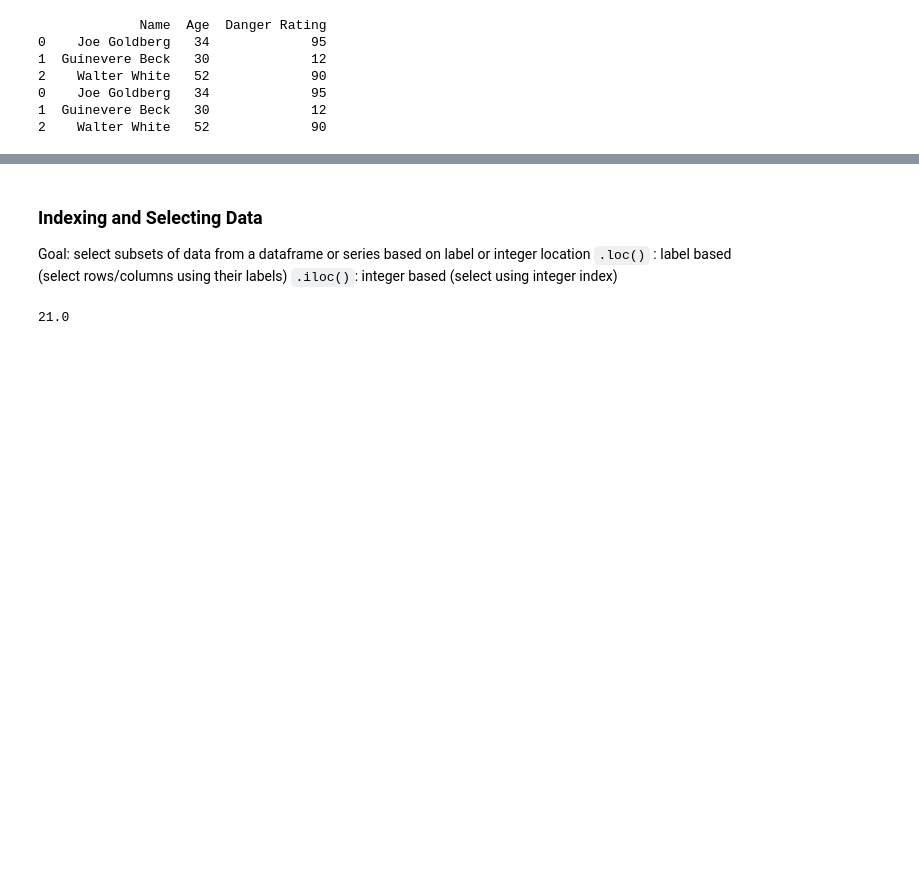
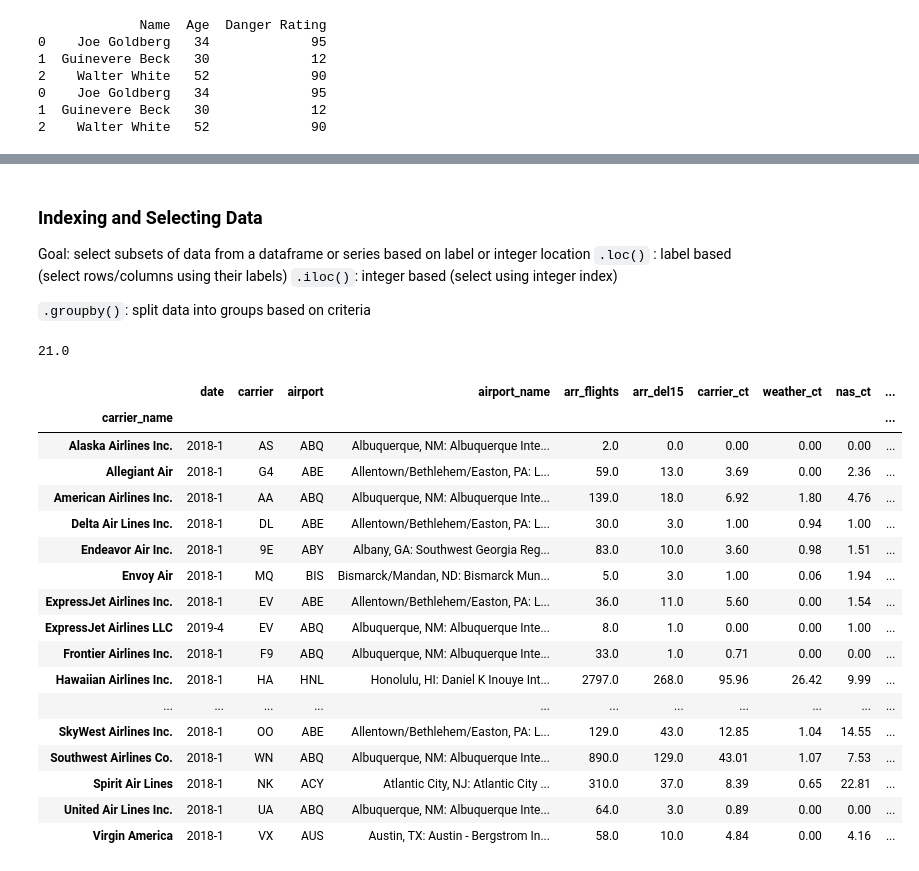
Before and after one commit to Davis-Data-Science-Club/Pandas-Tutorial, a Jupyter notebook: pandas_misc.ipynb, the cells around one changed output, grey strips where cells are left out. Saved outputs shown, nothing was run; the diff lists cells and outputs as text; code cells hidden in the pictures; blank space fills up the shorter version.

```diff
--- a/pandas_misc.ipynb
+++ b/pandas_misc.ipynb
@@ -121,8 +122,34 @@ print(df)
 Goal: select subsets of data from a dataframe or series based on label or integer location
 `.loc()` : label based (select rows/columns using their labels)
 `.iloc()`: integer based (select using integer index)
+
+`.groupby()`: split data into groups based on criteria
 # %%
 #Return value present in the 'arr_cancelled' column for row #789
 arrivals_df.loc[789,'arr_cancelled']
 # %% [output]
 21.0
+# %%
+gc = arrivals_df.groupby('carrier_name')
+
+#print first entries in all the groups formed
+gc.first()
+# %% [output]
+|  | date | carrier | airport | airport_name | arr_flights | arr_del15 | carrier_ct | weather_ct | nas_ct | ... |
+| carrier_name |  |  |  |  |  |  |  |  |  | ... |
+| Alaska Airlines Inc. | 2018-1 | AS | ABQ | Albuquerque, NM: Albuquerque Inte... | 2.0 | 0.0 | 0.00 | 0.00 | 0.00 | ... |
+| Allegiant Air | 2018-1 | G4 | ABE | Allentown/Bethlehem/Easton, PA: L... | 59.0 | 13.0 | 3.69 | 0.00 | 2.36 | ... |
+| American Airlines Inc. | 2018-1 | AA | ABQ | Albuquerque, NM: Albuquerque Inte... | 139.0 | 18.0 | 6.92 | 1.80 | 4.76 | ... |
+| Delta Air Lines Inc. | 2018-1 | DL | ABE | Allentown/Bethlehem/Easton, PA: L... | 30.0 | 3.0 | 1.00 | 0.94 | 1.00 | ... |
+| Endeavor Air Inc. | 2018-1 | 9E | ABY | Albany, GA: Southwest Georgia Reg... | 83.0 | 10.0 | 3.60 | 0.98 | 1.51 | ... |
+| Envoy Air | 2018-1 | MQ | BIS | Bismarck/Mandan, ND: Bismarck Mun... | 5.0 | 3.0 | 1.00 | 0.06 | 1.94 | ... |
+| ExpressJet Airlines Inc. | 2018-1 | EV | ABE | Allentown/Bethlehem/Easton, PA: L... | 36.0 | 11.0 | 5.60 | 0.00 | 1.54 | ... |
+| ExpressJet Airlines LLC | 2019-4 | EV | ABQ | Albuquerque, NM: Albuquerque Inte... | 8.0 | 1.0 | 0.00 | 0.00 | 1.00 | ... |
+| Frontier Airlines Inc. | 2018-1 | F9 | ABQ | Albuquerque, NM: Albuquerque Inte... | 33.0 | 1.0 | 0.71 | 0.00 | 0.00 | ... |
+| Hawaiian Airlines Inc. | 2018-1 | HA | HNL | Honolulu, HI: Daniel K Inouye Int... | 2797.0 | 268.0 | 95.96 | 26.42 | 9.99 | ... |
+| ... | ... | ... | ... | ... | ... | ... | ... | ... | ... | ... |
+| SkyWest Airlines Inc. | 2018-1 | OO | ABE | Allentown/Bethlehem/Easton, PA: L... | 129.0 | 43.0 | 12.85 | 1.04 | 14.55 | ... |
+| Southwest Airlines Co. | 2018-1 | WN | ABQ | Albuquerque, NM: Albuquerque Inte... | 890.0 | 129.0 | 43.01 | 1.07 | 7.53 | ... |
+| Spirit Air Lines | 2018-1 | NK | ACY | Atlantic City, NJ: Atlantic City ... | 310.0 | 37.0 | 8.39 | 0.65 | 22.81 | ... |
+| United Air Lines Inc. | 2018-1 | UA | ABQ | Albuquerque, NM: Albuquerque Inte... | 64.0 | 3.0 | 0.89 | 0.00 | 0.00 | ... |
+| Virgin America | 2018-1 | VX | AUS | Austin, TX: Austin - Bergstrom In... | 58.0 | 10.0 | 4.84 | 0.00 | 4.16 | ... |
```
Also changed, not shown: parts of 3 cells of this notebook, 1 other file.
